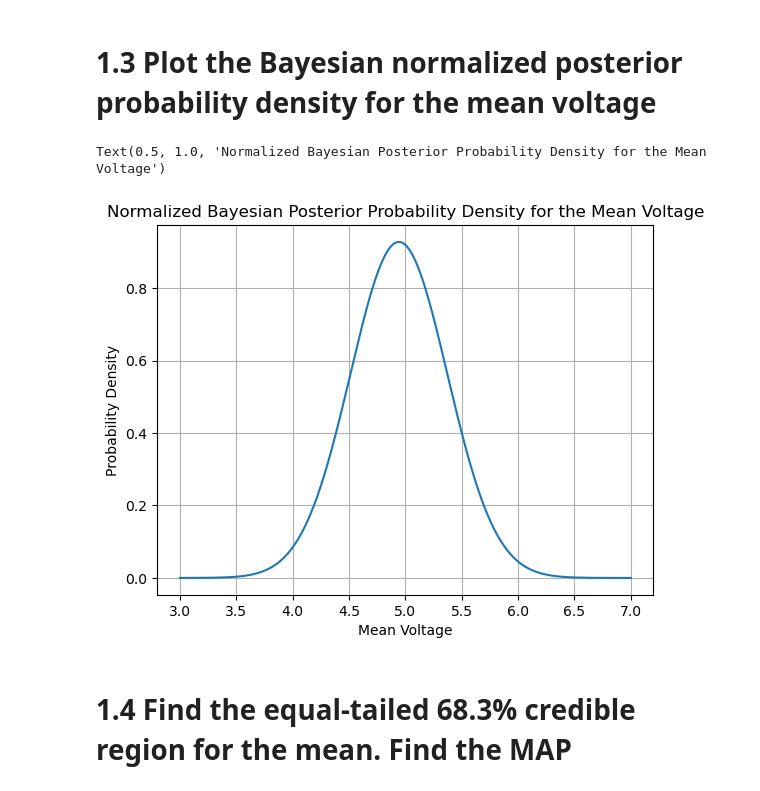
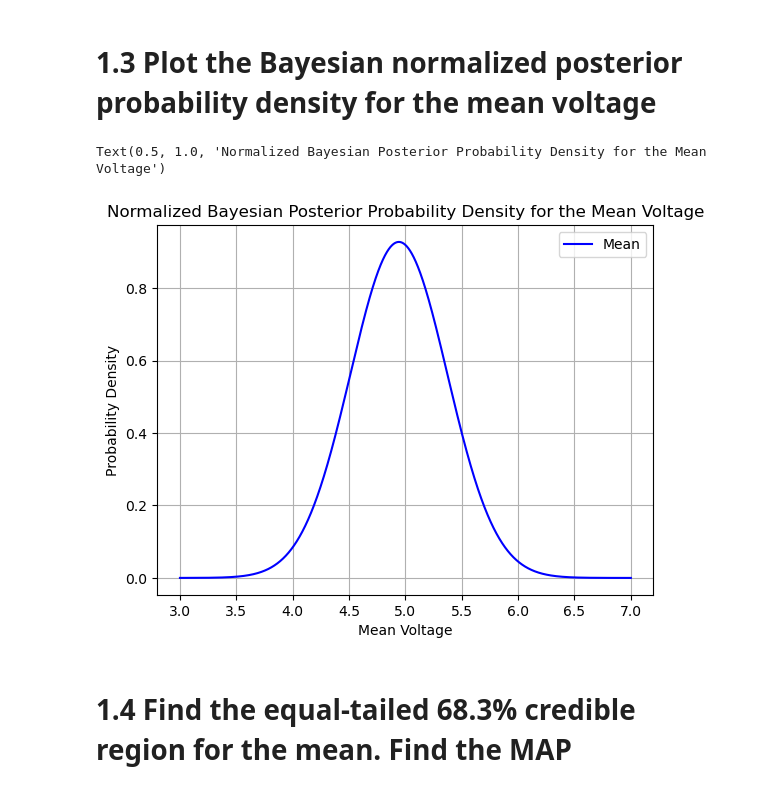
Before and after one commit to agupta-umiss/phys629-fall-2023, a Jupyter notebook: student_folders/CodyMcCammon/phys629_f23_hw7_CodyMcCammon.ipynb, the cells around one changed output. Drawn from its saved outputs; the diff is of its cells as text; code cells hidden in the pictures.

```diff
--- a/student_folders/CodyMcCammon/phys629_f23_hw7_CodyMcCammon.ipynb
+++ b/student_folders/CodyMcCammon/phys629_f23_hw7_CodyMcCammon.ipynb
@@ -58,26 +58,25 @@ The best-fit for the mean of the voltage is 4.942118218777643
 # %%
 # Prior
 mu = np.linspace(3,7,10000)
 prior = np.ones_like(mu) / np.trapz(np.ones_like(mu), dx=(7 - 3) / 1000)
 
 # Likelihood
 likelihood = np.prod(norm.pdf(voltage, mu[:, np.newaxis], sigma), axis = 1)
 
 # Posterior
 posterior = likelihood * prior
 normalized_posterior = posterior / np.trapz(posterior, dx=(7-3)/10000)
 
 # Plot
-plt.figure()
-plt.plot(mu, normalized_posterior, label='Mean')
+plt.plot(mu, normalized_posterior, label='Mean', color='b')
 plt.xlabel('Mean Voltage')
 plt.ylabel('Probability Density')
 plt.legend()
 plt.grid()
 plt.title('Normalized Bayesian Posterior Probability Density for the Mean Voltage')
 # %% [output]
 Text(0.5, 1.0, 'Normalized Bayesian Posterior Probability Density for the Mean Voltage')
-[figure, old version]
+[figure, new version]
 # %% [markdown]
 # 1.4 Find the equal-tailed 68.3% credible region for the mean. Find the MAP
 # %%
```
Also changed, not shown: parts of 8 cells of this notebook.
